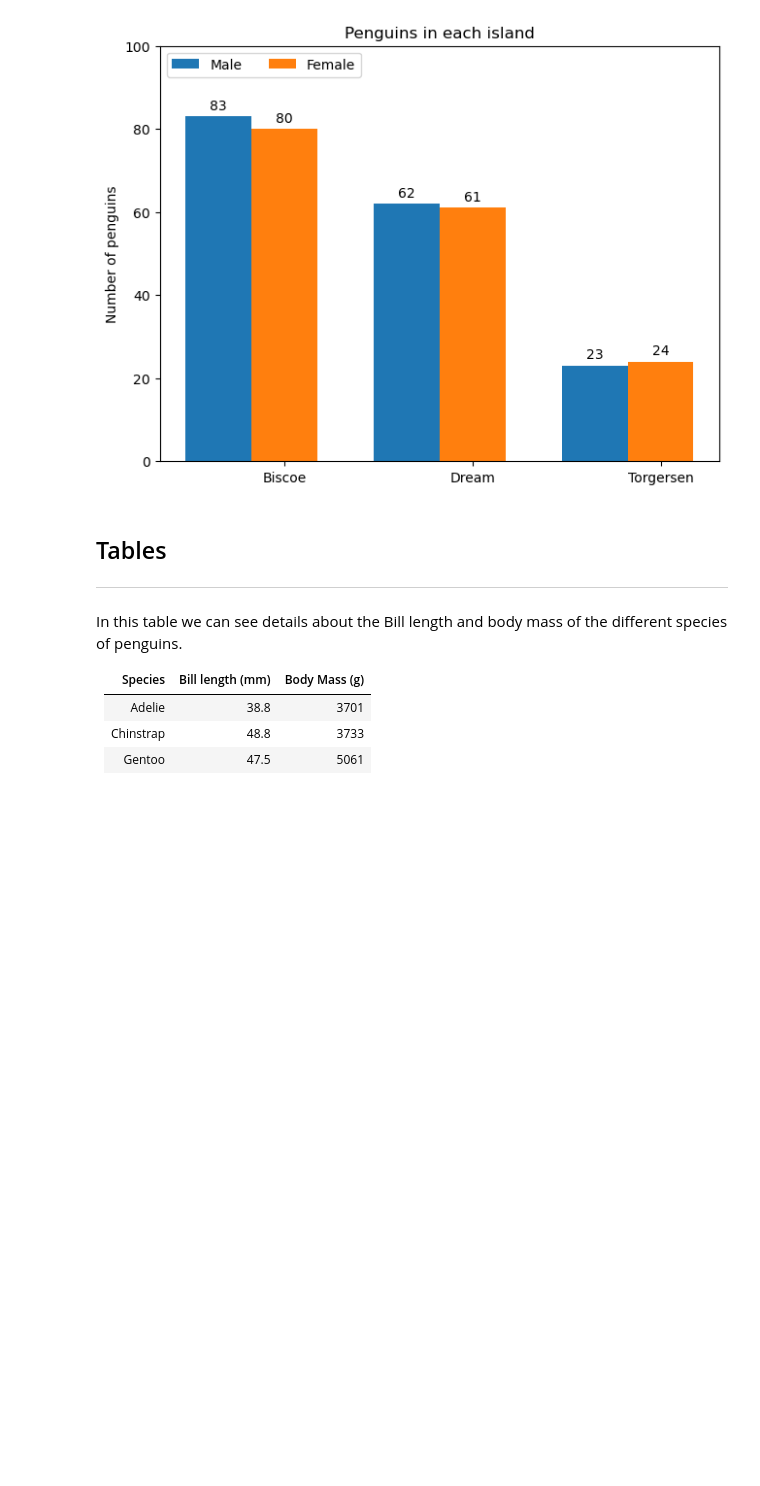
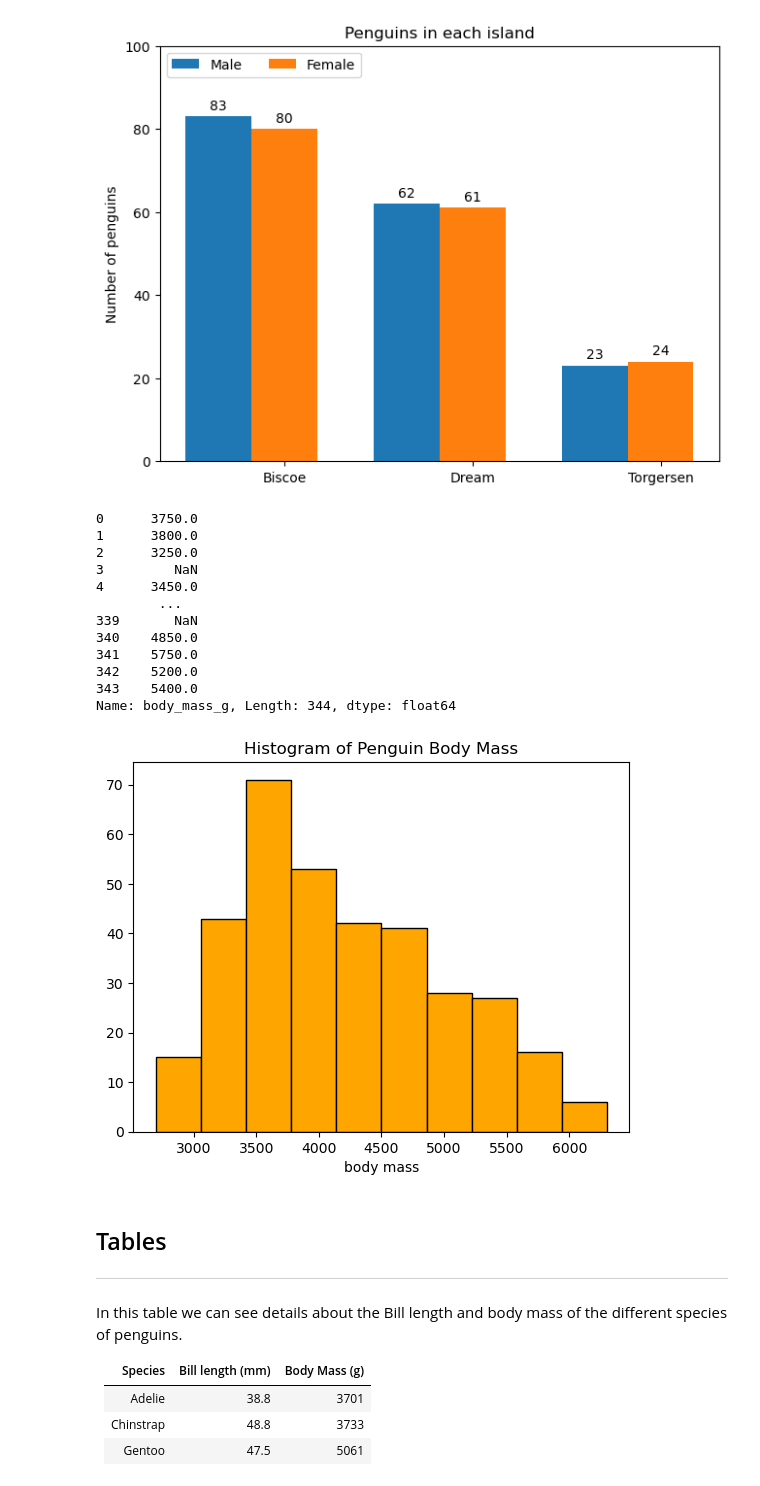
Before and after one commit to Jennyicano/myproject, a Jupyter notebook: penguins.ipynb, the cells around one changed output. Cells and saved outputs as stored; diff of their text form; code cells hidden in the pictures; blank space fills up the shorter version.

```diff
--- a/penguins.ipynb
+++ b/penguins.ipynb
@@ -380,6 +380,38 @@ ax.set_ylim(0, 100)
 plt.show()
 # %% [output]
 [figure]
+# %%
+# Create a histogram plot for body mass of the penguins.
+
+# The variable x is body mass.
+bm = df['body_mass_g']
+
+# Show
+print(bm)
+
+#'body_mass_g' is the variable  to plot
+bm = df['body_mass_g']
+
+# Plotting the histogram
+plt.hist(bm, bins=10, color='orange', edgecolor='black')
+plt.xlabel('body mass')
+plt.ylabel('')
+plt.title('Histogram of Penguin Body Mass')
+plt.show()
+# %% [output]
+0      3750.0
+1      3800.0
+2      3250.0
+3         NaN
+4      3450.0
+        ...
+339       NaN
+340    4850.0
+341    5750.0
+342    5200.0
+343    5400.0
+Name: body_mass_g, Length: 344, dtype: float64
+[figure, added]
 # %% [markdown]
 ## Tables
 
```
Also changed, not shown: parts of 1 cell of this notebook.
